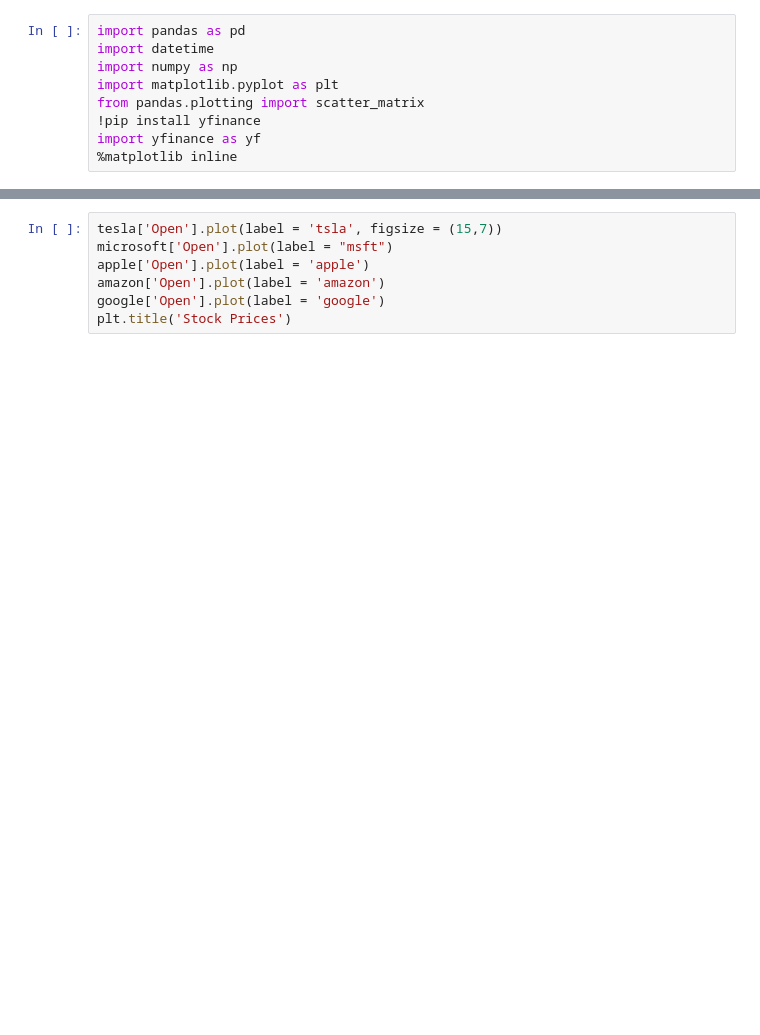
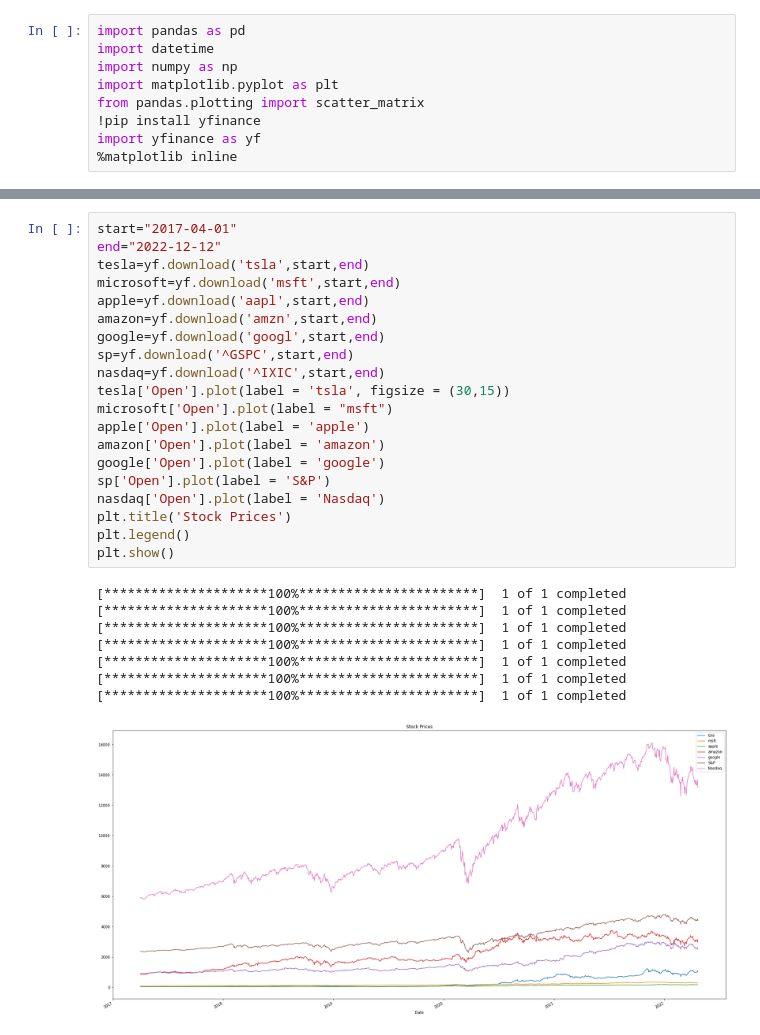
Before and after one commit to mnegrinho/firstproject, a Jupyter notebook: Stock_prices_from_yfinance.ipynb, the cells around one changed output, grey strips where cells are left out. Saved outputs shown, nothing was run; the diff lists cells and outputs as text; blank space fills up the shorter version.

```diff
--- a/Stock_prices_from_yfinance.ipynb
+++ b/Stock_prices_from_yfinance.ipynb
@@ -20,7 +40,29 @@ google=yf.download('googl',start,end)
 # %%
-tesla['Open'].plot(label = 'tsla', figsize = (15,7))
+start="2017-04-01"
+end="2022-12-12"
+tesla=yf.download('tsla',start,end)
+microsoft=yf.download('msft',start,end)
+apple=yf.download('aapl',start,end)
+amazon=yf.download('amzn',start,end)
+google=yf.download('googl',start,end)
+sp=yf.download('^GSPC',start,end)
+nasdaq=yf.download('^IXIC',start,end)
+tesla['Open'].plot(label = 'tsla', figsize = (30,15))
 microsoft['Open'].plot(label = "msft")
 apple['Open'].plot(label = 'apple')
 amazon['Open'].plot(label = 'amazon')
 google['Open'].plot(label = 'google')
+sp['Open'].plot(label = 'S&P')
+nasdaq['Open'].plot(label = 'Nasdaq')
 plt.title('Stock Prices')
+plt.legend()
+plt.show()
+# %% [output]
+[*********************100%***********************]  1 of 1 completed
+[*********************100%***********************]  1 of 1 completed
+[*********************100%***********************]  1 of 1 completed
+[*********************100%***********************]  1 of 1 completed
+[*********************100%***********************]  1 of 1 completed
+[*********************100%***********************]  1 of 1 completed
+[*********************100%***********************]  1 of 1 completed
+[figure, added]
```
Also changed, not shown: parts of 2 cells of this notebook.
